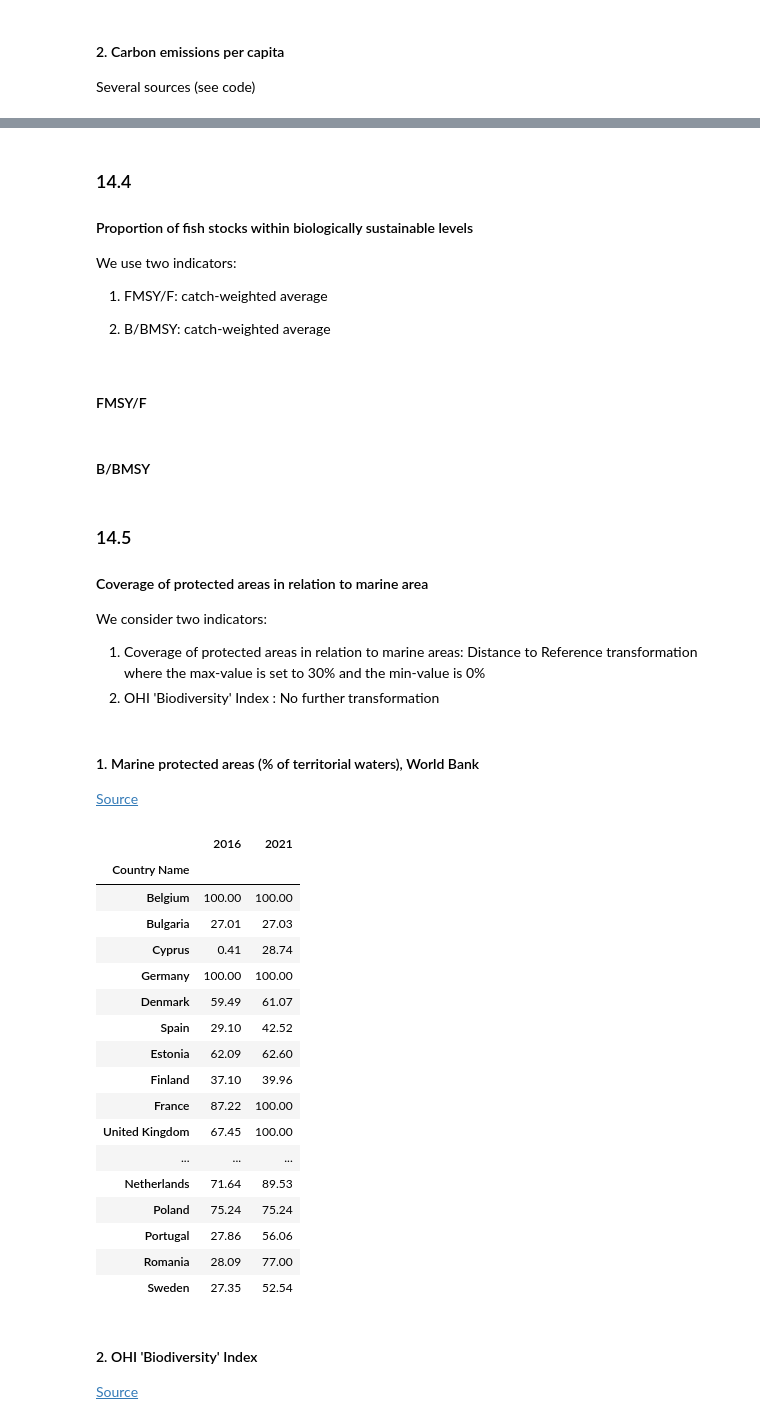
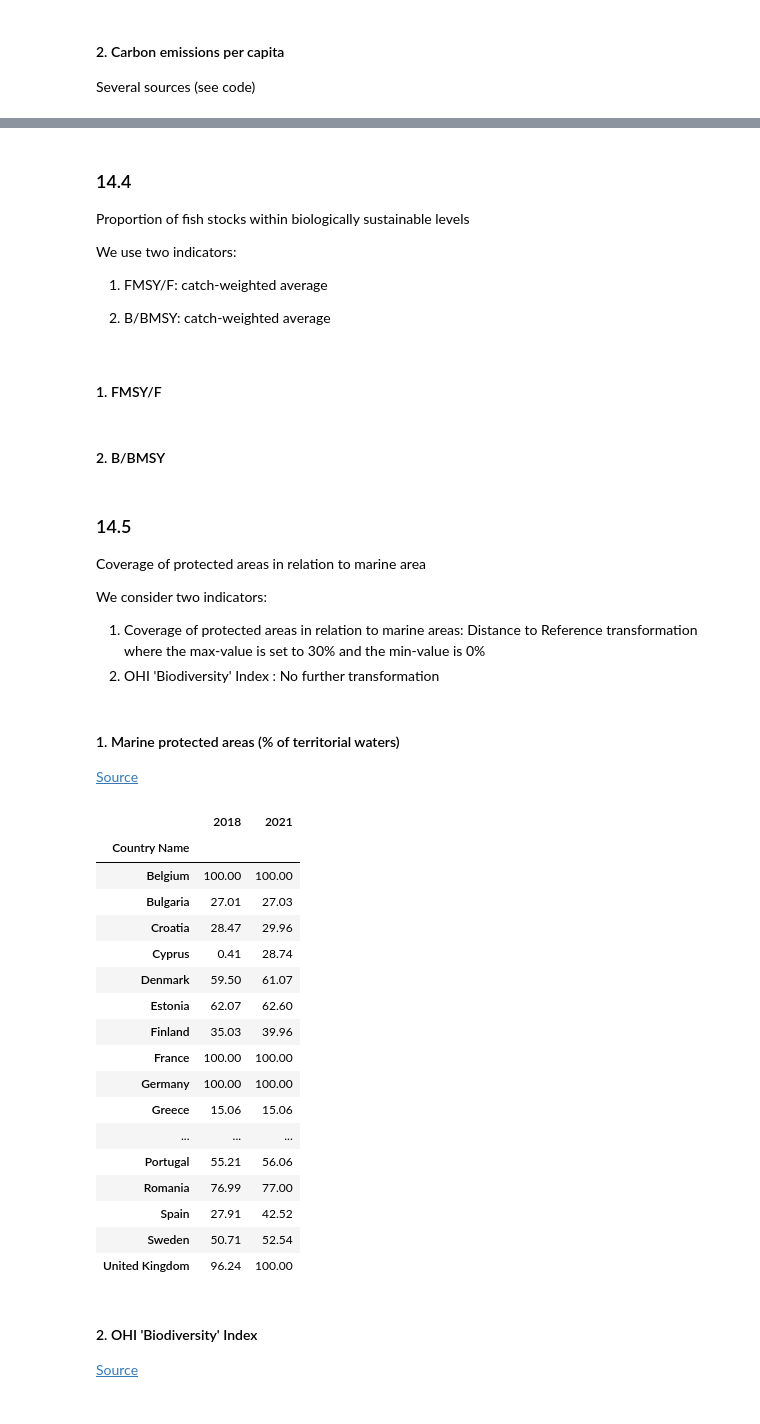
Before and after one commit to isaldiviagonzatti/sdg14, a Jupyter notebook: code/exploreSDG14.ipynb, the cells around one changed output, grey strips where cells are left out. Cells and saved outputs as stored; diff of their text form; code cells hidden in the pictures.

Commit message:
merged all dataframes

```diff
--- a/code/exploreSDG14.ipynb
+++ b/code/exploreSDG14.ipynb
@@ -497,14 +506,12 @@ United Kingdom is not in the dataset
 # https://ec.europa.eu/eurostat/databrowser/view/ten00062/
 
 wasteR = pd.read_csv('../data/ten00062.csv')
-wasteR = wasteR[wasteR['geo'].isin(countryAbb)]
 wasteR['geo'] = wasteR['geo'].map(abbrev_to_country).fillna(wasteR['geo'])
+wasteR = wasteR[wasteR['geo'].isin(countries)]
 wasteR = wasteR.pivot_table(columns='TIME_PERIOD', index='geo', values='OBS_VALUE', aggfunc='mean')
-
 mr = wasteR.columns[-1] # most recent year
 wasteR = wasteR.ffill(axis = 1) #fill empty values with last available year
-wasteR[[2012, 2014, mr]]
-
+wasteR[[2012, 2018, mr]]
 for i in countries:
     if i not in wasteR.index:
         print(i, 'is not in the dataset')
@@ -659,23 +664,25 @@ Several sources (see code)
 # https://ec.europa.eu/eurostat/databrowser/view/tps00001/
 
 pop = pd.read_csv('../data/tps00001.csv')
-pop = pop[pop['geo'].isin(countryAbb)]
 pop['geo'] = pop['geo'].map(abbrev_to_country).fillna(pop['geo'])
+pop = pop[pop['geo'].isin(countries)]
 pop = pop.pivot_table(columns='TIME_PERIOD', index='geo', values='OBS_VALUE', aggfunc='mean')
 # %%
 # CO2, TOTX4_MEMONIA, THS_T thousand tonnes, Eurostat
 # https://ec.europa.eu/eurostat/databrowser/view/ENV_AIR_GGE/
 
 co2 = pd.read_csv('../data/env_air_gge.csv')
-co2 = co2[co2['geo'].isin(countryAbb)]
 co2['geo'] = co2['geo'].map(abbrev_to_country).fillna(co2['geo'])
+co2 = co2[co2['geo'].isin(countries)]
 co2 = co2.pivot_table(columns='TIME_PERIOD', index='geo', values='OBS_VALUE', aggfunc='mean')
 
 mr = co2.columns[-1] # most recent year
-#co2[[2012, 2016, mr]] /1000  # million metric tonnes
+co2pc = co2/pop*1000  ## tonnes co2 per capita
+# maxMin transformation as (max-x)/(max-min) * 100 --> converts to 0-100 scale with 0=worst, 100=best
+co2pc = ((co2pc.loc[:,2012:mr].max().max() - co2pc.loc[:,2012:mr])/(co2pc.loc[:,2012:mr].max().max()
+                                                                   - co2pc.loc[:,2012:mr].min().min())*100).round(2)
 
-co2pc = co2[[2012, 2016, 2020]]/pop[[2012, 2016, 2020]]*1000  ## tonnes co2 per capita
-co2pc
+# co2pc[[2012, 2016, mr]]
 
 for i in countries:
     if i not in co2pc.index:
@@ -704,5 +690,5 @@ United Kingdom is not in the dataset
 # %%
-# Data to corrobarate the ENV_AIR_GGE data. Very close numbers
+# Data to corrobarate the ENV_AIR_GGE data. Very close numbers and we have for 2021
 # Fossil CO2 emissions by country (territorial), million tonnes of carbon per year (1MtC = 1 million tonne of carbon = 3.664 million tonnes of CO2)
 # https://globalcarbonbudget.org/carbonbudget/
 
@@ -714,10 +700,14 @@ co2T = co2T.rename_axis(index='geo', columns=None)
 co2T = co2T[co2T.index.isin(countries)]
 
 mr = co2T.columns[-1] # most recent year
-co2T = co2T[[2012, 2016, mr]] * 3.664 # convert from carbon to co2
+co2T = co2T * 3.664 # convert from carbon to co2
+co2pc = co2T/pop*1000_000  ## tonnes co2 per capita
 
-co2pc = co2T/pop[[2012, 2016, 2021]]*1000_000  ## tonnes co2 per capita
-
+# maxMin transformation as (max-x)/(max-min) * 100 --> converts to 0-100 scale with 0=worst, 100=best
+co2pc = ((co2pc.loc[:,2012:mr].max().max() - co2pc.loc[:,2012:mr])/(co2pc.loc[:,2012:mr].max().max()
+                                                                   - co2pc.loc[:,2012:mr].min().min())*100).round(2)
+co2pc = co2pc.ffill(axis = 1) #fill empty values with last available year
+co2pc[[2012, 2018, mr]]
 
 for i in countries:
     if i not in co2pc.index:
@@ -725,7 +734,7 @@ for i in countries:
 # %% [markdown]
 ### 14.4
 
-####   Proportion of fish stocks within biologically sustainable levels
+Proportion of fish stocks within biologically sustainable levels
 
 We use two indicators:
 
@@ -733,57 +742,55 @@ We use two indicators:
 
 2. B/BMSY: catch-weighted average
 # %% [markdown]
-#### FMSY/F
+#### 1. FMSY/F
 # %% [markdown]
-#### B/BMSY
+#### 2. B/BMSY
 # %% [markdown]
 ### 14.5
 
-####  Coverage of protected areas in relation to marine area
+Coverage of protected areas in relation to marine area
 
 We consider two indicators:
 
 1. Coverage of protected areas in relation to marine areas: Distance to Reference transformation where the max-value is set to 30% and the min-value is 0%
 2. OHI 'Biodiversity' Index : No further transformation
 # %% [markdown]
-#### 1. Marine protected areas (% of territorial waters), World Bank
+#### 1. Marine protected areas (% of territorial waters)
 [Source](https://data.worldbank.org/indicator/ER.MRN.PTMR.ZS)
 # %%
 # Marine protected areas (% of territorial waters), World Bank aggregation of https://www.protectedplanet.net/en/thematic-areas/marine-protected-areas
 # https://data.worldbank.org/indicator/ER.MRN.PTMR.ZS
 
 mpa = pd.read_csv('../data/API_ER.MRN.PTMR.ZS_DS2.csv', skiprows=4)
-mpa = mpa[mpa['Country Name'].isin(countries)]
-mpa = mpa.set_index('Country Name')
-mpa = mpa.dropna(axis=1)
-mpa = mpa[['2016', '2021']] # no data for 2012
-
+mpa = mpa[mpa['Country Name'].isin(countries)].set_index('Country Name')
+mpa = mpa.dropna(axis=1, how='all')
+mpa = mpa.drop(['Country Code', 'Indicator Name', 'Indicator Code'], axis=1)
 mpa = (mpa/0.3).round(2)  # dis-ref with target 30%
 mpa[mpa>100] = 100
-mpa
-
+mpa.sort_index(inplace=True)
+mpa[['2018','2021']]
 for i in countries:
     if i not in mpa.index:
         print(i, 'is not in the dataset')
 # %% [output]
-|  | 2016 | 2021 |
+|  | 2018 | 2021 |
 | Country Name |  |  |
 | Belgium | 100.00 | 100.00 |
 | Bulgaria | 27.01 | 27.03 |
+| Croatia | 28.47 | 29.96 |
 | Cyprus | 0.41 | 28.74 |
+| Denmark | 59.50 | 61.07 |
+| Estonia | 62.07 | 62.60 |
+| Finland | 35.03 | 39.96 |
+| France | 100.00 | 100.00 |
 | Germany | 100.00 | 100.00 |
-| Denmark | 59.49 | 61.07 |
-| Spain | 29.10 | 42.52 |
-| Estonia | 62.09 | 62.60 |
-| Finland | 37.10 | 39.96 |
-| France | 87.22 | 100.00 |
-| United Kingdom | 67.45 | 100.00 |
+| Greece | 15.06 | 15.06 |
 | ... | ... | ... |
-| Netherlands | 71.64 | 89.53 |
-| Poland | 75.24 | 75.24 |
-| Portugal | 27.86 | 56.06 |
-| Romania | 28.09 | 77.00 |
-| Sweden | 27.35 | 52.54 |
+| Portugal | 55.21 | 56.06 |
+| Romania | 76.99 | 77.00 |
+| Spain | 27.91 | 42.52 |
+| Sweden | 50.71 | 52.54 |
+| United Kingdom | 96.24 | 100.00 |
 # %% [markdown]
 #### 2. OHI 'Biodiversity' Index
 [Source](https://oceanhealthindex.org/global-scores/data-download/)
```
Also changed, not shown: parts of 29 cells of this notebook, 2 other files.
